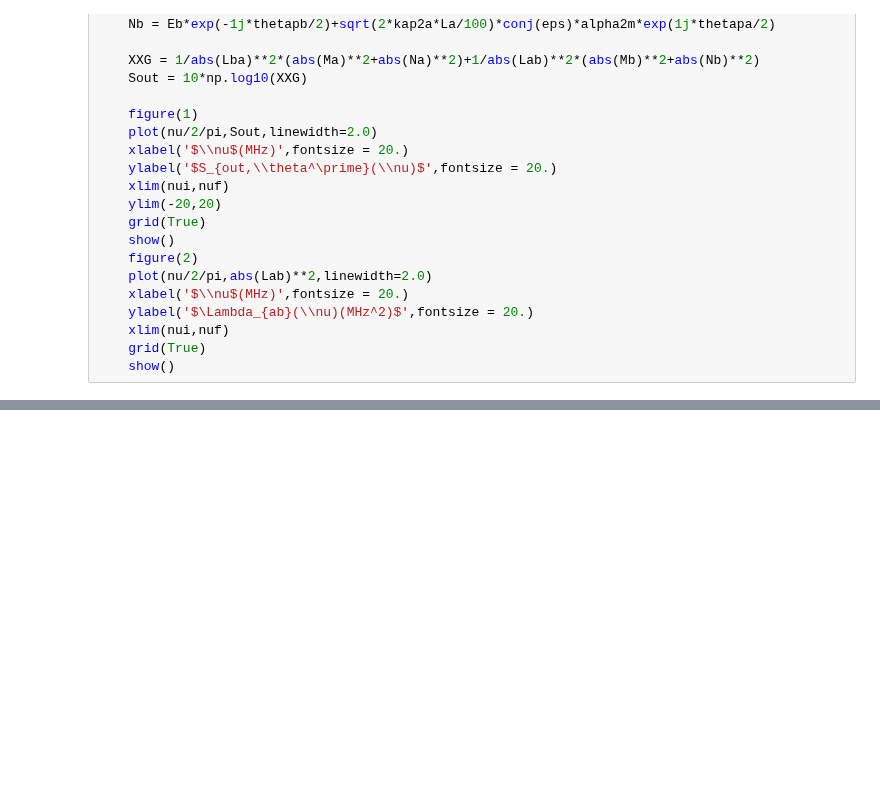
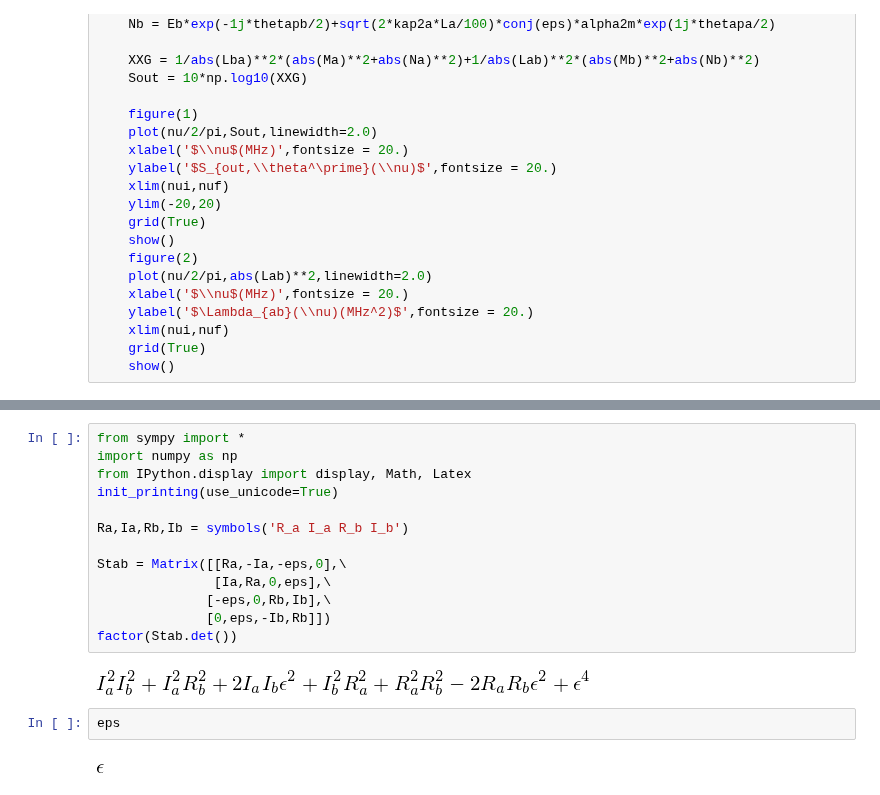
Before and after one commit to nemetniki/General-linear-model, a Jupyter notebook: NDPA.ipynb, the cells around one changed output, grey strips where cells are left out. Drawn from its saved outputs; the diff is of its cells as text; blank space fills up the shorter version.

```diff
--- a/NDPA.ipynb
+++ b/NDPA.ipynb
@@ -328,0 +339,19 @@ $$\begin{align}
+# %%
+from sympy import *
+import numpy as np
+from IPython.display import display, Math, Latex
+init_printing(use_unicode=True)
+
+Ra,Ia,Rb,Ib = symbols('R_a I_a R_b I_b')
+
+Stab = Matrix([[Ra,-Ia,-eps,0],\
+               [Ia,Ra,0,eps],\
+              [-eps,0,Rb,Ib],\
+              [0,eps,-Ib,Rb]])
+factor(Stab.det())
+# %% [output]
+[figure, added]
+# %%
+eps
+# %% [output]
+[figure, added]
```
Also changed, not shown: parts of 6 cells of this notebook.
